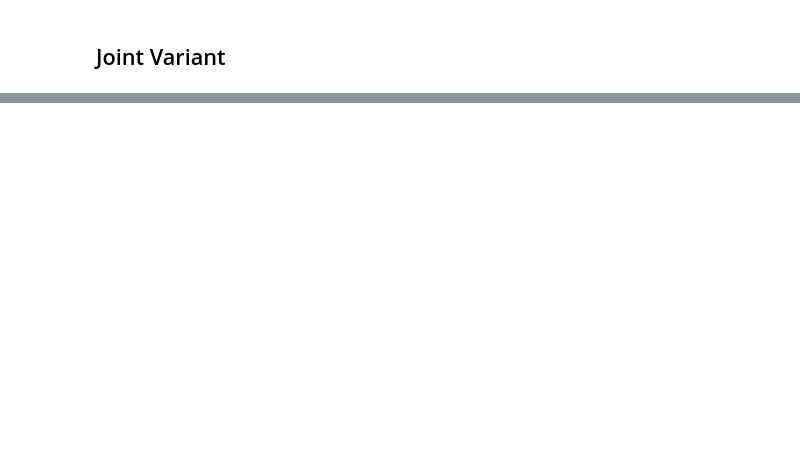
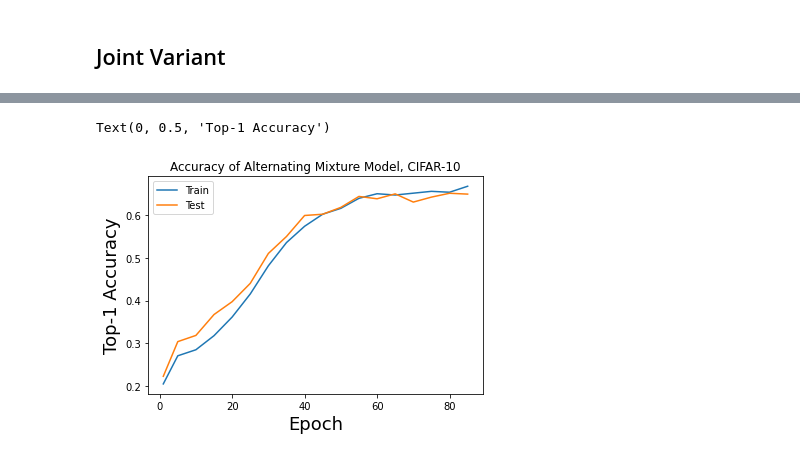
Before and after one commit to trowk/CS395T_Final, a Jupyter notebook: cs395T_final.ipynb, the cells around one changed output, grey strips where cells are left out. Cells and saved outputs as stored; diff of their text form; code cells hidden in the pictures; blank space fills up the shorter version.

```diff
--- a/cs395T_final.ipynb
+++ b/cs395T_final.ipynb
@@ -317,0 +491,11 @@ num_blocks = 1: model = JointMixtureModel(num_blocks=1, depth = 2, att_heads=2)
+# %%
+# Display Results when Only use Vision Transformer of Mixture Model
+plt.plot([1, 5, 10, 15, 20, 25, 30, 35, 40, 45, 50, 55, 60, 65, 70, 75, 80, 85], vit_train)
+plt.plot([1, 5, 10, 15, 20, 25, 30, 35, 40, 45, 50, 55, 60, 65, 70, 75, 80, 85], vit_val)
+plt.legend(["Train", "Test"])
+plt.title("Accuracy of Alternating Mixture Model, CIFAR-10")
+plt.xlabel('Epoch', fontsize = 18)
+plt.ylabel('Top-1 Accuracy', fontsize = 18)
+# %% [output]
+Text(0, 0.5, 'Top-1 Accuracy')
+[figure, added]
```
Also changed, not shown: parts of 17 cells of this notebook, 1 other file.
